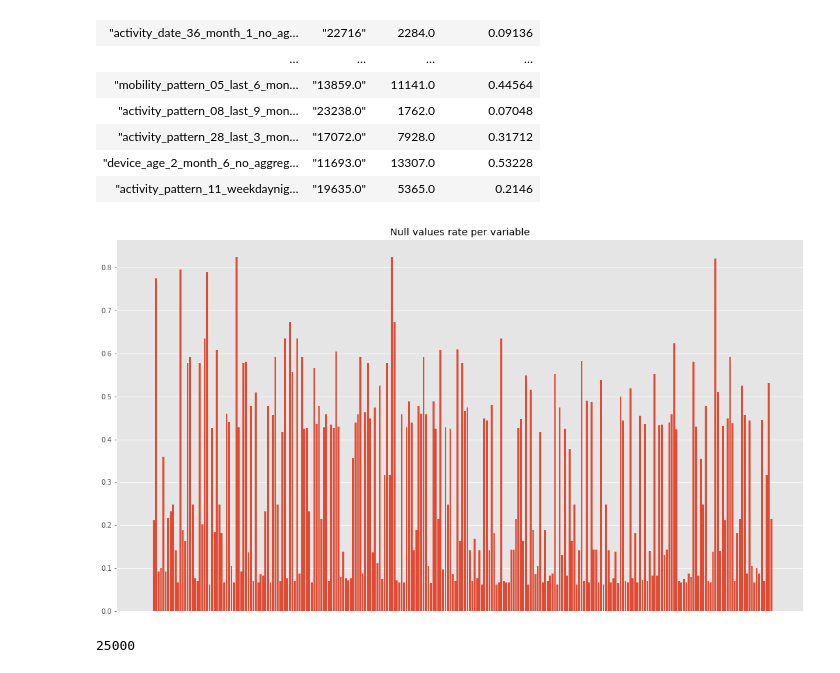
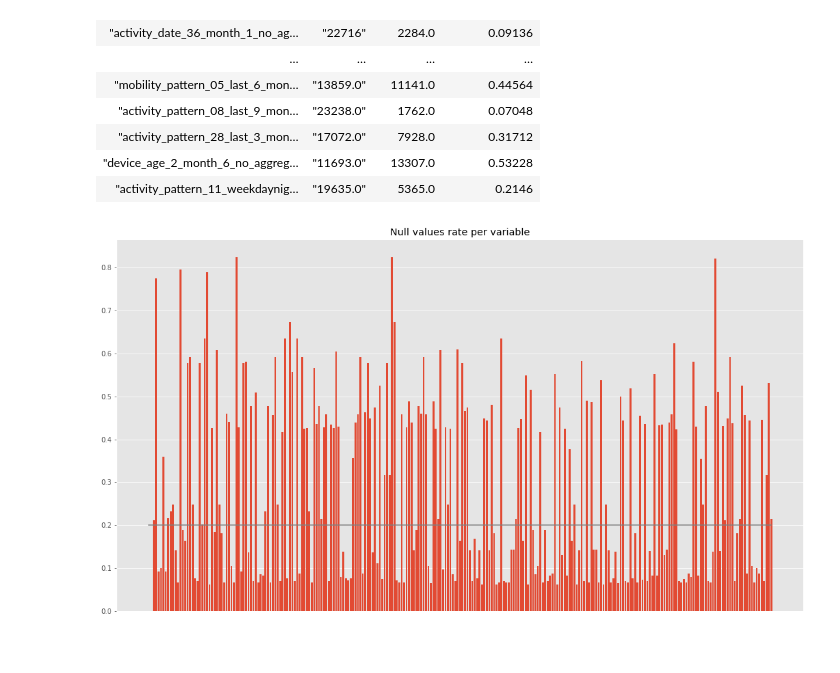
Before and after one commit to Rodma-BR/Loan-default-prediction, a Jupyter notebook: notebooks/EDA.ipynb, the cells around one changed output. Cells and saved outputs as stored; diff of their text form; code cells hidden in the pictures.

```diff
--- a/notebooks/EDA.ipynb
+++ b/notebooks/EDA.ipynb
@@ -160,11 +171,8 @@ shape: (257, 4)
 # %%
 # Show completeness of the data
 plt.bar(nulls["col_name"], nulls["null_percentage"]);
-plt.title("Null values rate per variable")
+plt.title("Null values rate per variable");
+plt.plot(nulls["col_name"],[.20]*nulls.shape[0], color = "gray");
 plt.xticks([],rotation=90);
 # %% [output]
-[figure, old version]
+[figure, new version]
-# %%
-df.shape[0]
-# %% [output]
-25000
```
Also changed, not shown: parts of 28 cells of this notebook, 1 other file.
